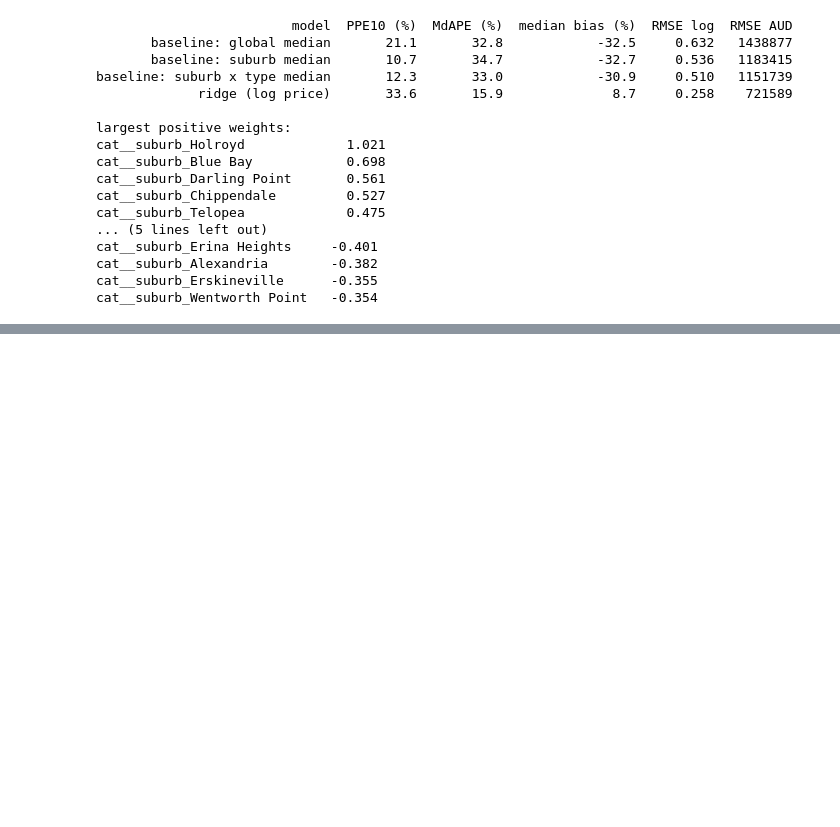
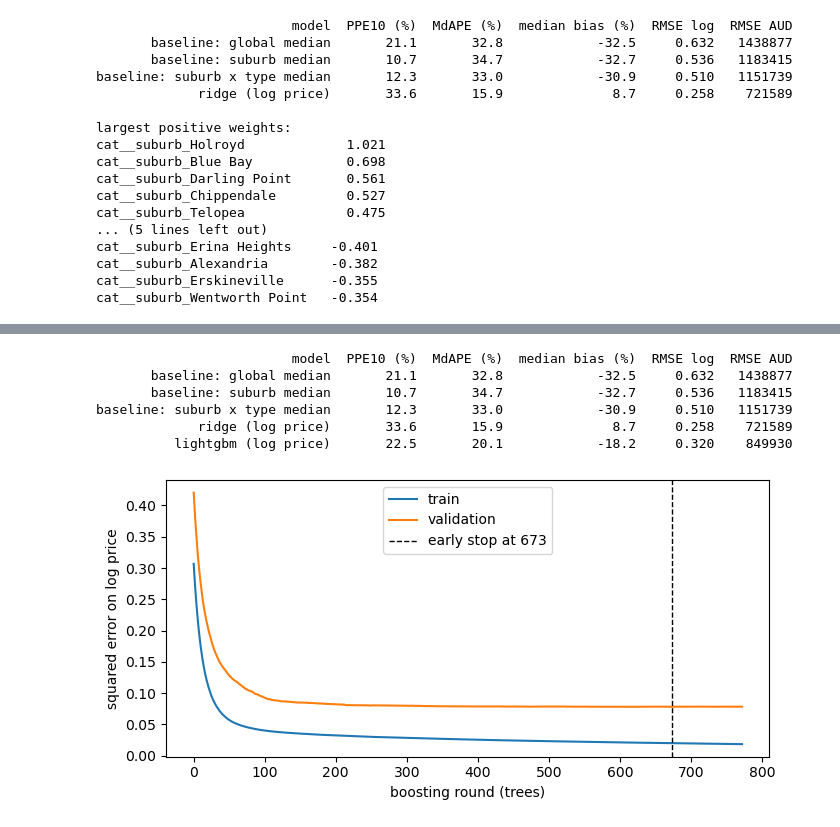
Before and after one commit to AlexHu1210/uts-ml-a2-sydney-house-price, a Jupyter notebook: notebook/UTS_ML_A2_Sydney_House_Price.ipynb, the cells around one changed output, grey strips where cells are left out. Drawn from its saved outputs; the diff is of its cells as text; code cells hidden in the pictures; blank space fills up the shorter version.

Commit message:
Step 6: LightGBM, extrapolation diagnosis, within-range comparison
Co-authored-by: Cursor <cursoragent@cursor.com>

```diff
--- a/notebook/UTS_ML_A2_Sydney_House_Price.ipynb
+++ b/notebook/UTS_ML_A2_Sydney_House_Price.ipynb
@@ -859,0 +929,23 @@ cat__suburb_Wentworth Point   -0.354
+# %%
+lgbm_model = fit_lgbm(num_leaves=best_leaves)
+
+record("lightgbm (log price)", "validation", val["price"], np.exp(lgbm_model.predict(tree_frame(val))))
+record("lightgbm (log price)", "test",       test["price"], np.exp(lgbm_model.predict(tree_frame(test))))
+print(results_table("test").to_string(index=False))
+
+# learning curve: training vs validation loss per boosting round
+ev = lgbm_model.evals_result_
+fig, ax = plt.subplots(figsize=(7, 3.5))
+ax.plot(ev["train"]["l2"], label="train")
+ax.plot(ev["validation"]["l2"], label="validation")
+ax.axvline(lgbm_model.best_iteration_, color="k", ls="--", lw=1, label=f"early stop at {lgbm_model.best_iteration_}")
+ax.set_xlabel("boosting round (trees)"); ax.set_ylabel("squared error on log price"); ax.legend()
+plt.tight_layout(); plt.show()
+# %% [output]
+                         model  PPE10 (%)  MdAPE (%)  median bias (%)  RMSE log  RMSE AUD
+       baseline: global median       21.1       32.8            -32.5     0.632   1438877
+       baseline: suburb median       10.7       34.7            -32.7     0.536   1183415
+baseline: suburb x type median       12.3       33.0            -30.9     0.510   1151739
+             ridge (log price)       33.6       15.9              8.7     0.258    721589
+          lightgbm (log price)       22.5       20.1            -18.2     0.320    849930
+[figure, added]
```
Also changed, not shown: parts of 9 cells of this notebook, 1 other file.
